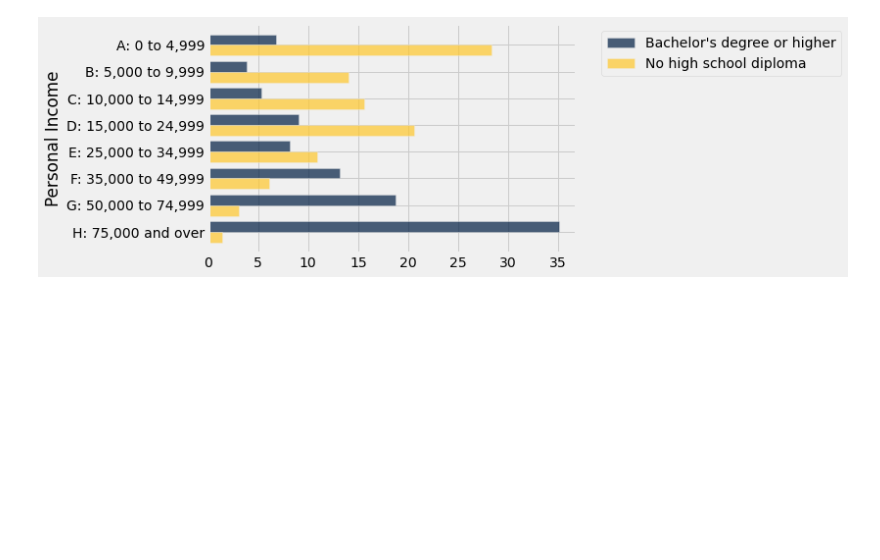
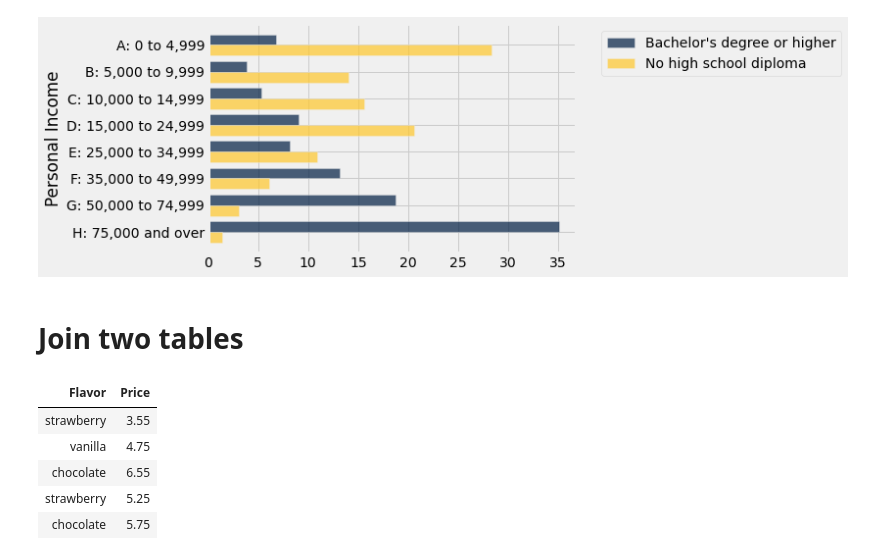
Before and after one commit to abdulbaqi/ms_python, a Jupyter notebook: datascience.ipynb, the cells around one changed output. Saved outputs shown, nothing was run; the diff lists cells and outputs as text; code cells hidden in the pictures; blank space fills up the shorter version.

```diff
--- a/datascience.ipynb
+++ b/datascience.ipynb
@@ -533,3 +1118,18 @@ distributions
 distributions.select(0, 1, 4).barh(0)
 # %% [output]
 [figure]
+# %% [markdown]
+# Join two tables
+# %%
+cones = Table().with_columns(
+    'Flavor', make_array('strawberry', 'vanilla', 'chocolate', 'strawberry', 'chocolate'),
+    'Price', make_array(3.55, 4.75, 6.55, 5.25, 5.75)
+)
+cones
+# %% [output]
+| Flavor | Price |
+| strawberry | 3.55 |
+| vanilla | 4.75 |
+| chocolate | 6.55 |
+| strawberry | 5.25 |
+| chocolate | 5.75 |
```
Also changed, not shown: parts of 85 cells of this notebook, 1 other file.
